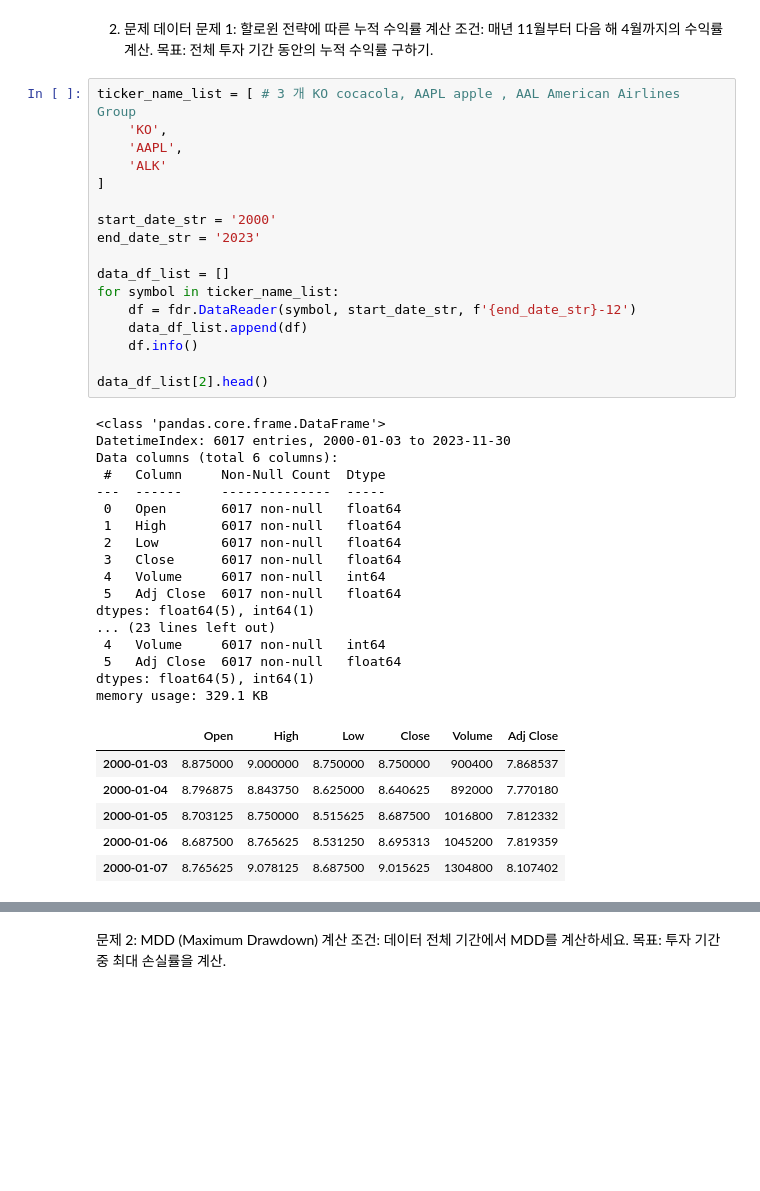
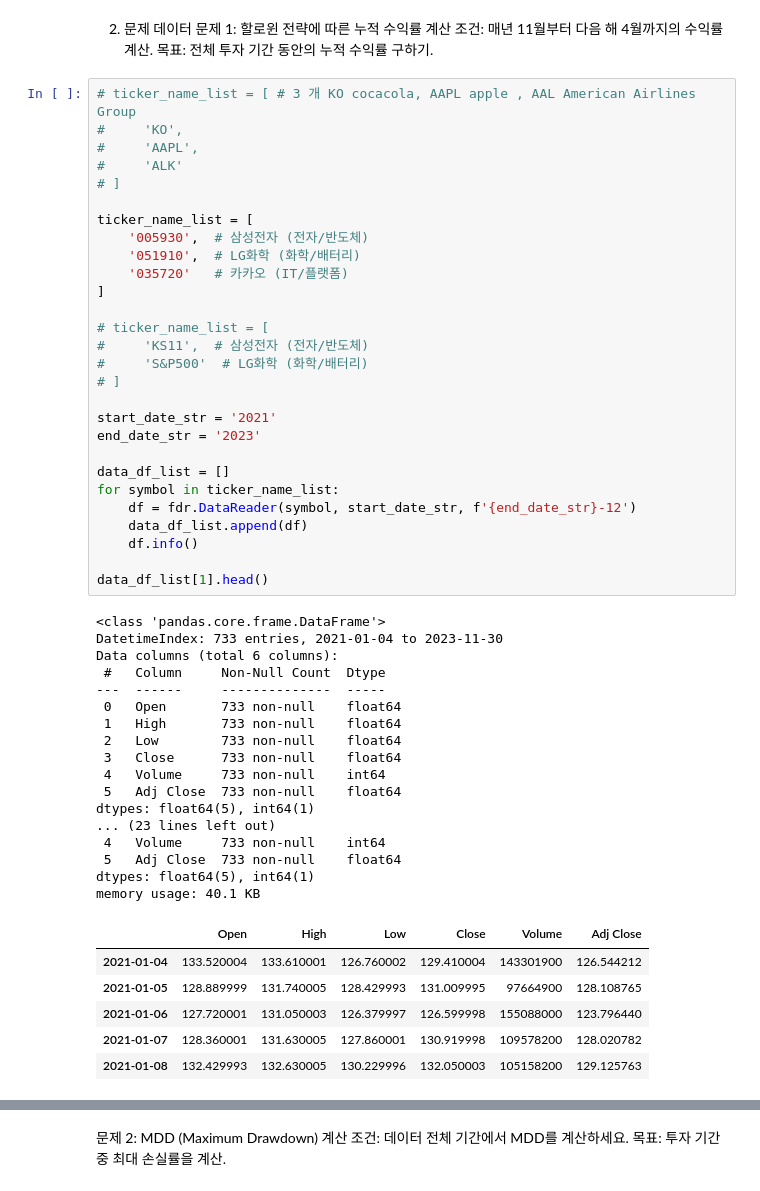
Before and after one commit to Huey-fitpet/study_pandas, a Jupyter notebook: quests/strategy_mdd_halloweens.ipynb, the cells around one changed output, grey strips where cells are left out. Drawn from its saved outputs; the diff is of its cells as text; blank space fills up the shorter version.

```diff
--- a/quests/strategy_mdd_halloweens.ipynb
+++ b/quests/strategy_mdd_halloweens.ipynb
@@ -16,46 +16,57 @@ import FinanceDataReader as fdr
 조건: 매년 11월부터 다음 해 4월까지의 수익률 계산.
 목표: 전체 투자 기간 동안의 누적 수익률 구하기.
 # %%
-ticker_name_list = [ # 3 개 KO cocacola, AAPL apple , AAL American Airlines Group
-    'KO',
-    'AAPL',
-    'ALK'
+# ticker_name_list = [ # 3 개 KO cocacola, AAPL apple , AAL American Airlines Group
+#     'KO',
+#     'AAPL',
+#     'ALK'
+# ]
+
+ticker_name_list = [
+    '005930',  # 삼성전자 (전자/반도체)
+    '051910',  # LG화학 (화학/배터리)
+    '035720'   # 카카오 (IT/플랫폼)
 ]
 
-start_date_str = '2000'
+# ticker_name_list = [
+#     'KS11',  # 삼성전자 (전자/반도체)
+#     'S&P500'  # LG화학 (화학/배터리)
+# ]
+
+start_date_str = '2021'
 end_date_str = '2023'
 
 data_df_list = []
 for symbol in ticker_name_list:
     df = fdr.DataReader(symbol, start_date_str, f'{end_date_str}-12')
     data_df_list.append(df)
     df.info()
 
-data_df_list[2].head()
+data_df_list[1].head()
 # %% [output]
 <class 'pandas.core.frame.DataFrame'>
-DatetimeIndex: 6017 entries, 2000-01-03 to 2023-11-30
+DatetimeIndex: 733 entries, 2021-01-04 to 2023-11-30
 Data columns (total 6 columns):
  #   Column     Non-Null Count  Dtype
 ---  ------     --------------  -----
- 0   Open       6017 non-null   float64
- 1   High       6017 non-null   float64
- 2   Low        6017 non-null   float64
- 3   Close      6017 non-null   float64
- 4   Volume     6017 non-null   int64
- 5   Adj Close  6017 non-null   float64
+ 0   Open       733 non-null    float64
+ 1   High       733 non-null    float64
+ 2   Low        733 non-null    float64
+ 3   Close      733 non-null    float64
+ 4   Volume     733 non-null    int64
+ 5   Adj Close  733 non-null    float64
 dtypes: float64(5), int64(1)
 ... (23 lines left out)
- 4   Volume     6017 non-null   int64
- 5   Adj Close  6017 non-null   float64
+ 4   Volume     733 non-null    int64
+ 5   Adj Close  733 non-null    float64
 dtypes: float64(5), int64(1)
-memory usage: 329.1 KB
+memory usage: 40.1 KB
 |  | Open | High | Low | Close | Volume | Adj Close |
-| 2000-01-03 | 8.875000 | 9.000000 | 8.750000 | 8.750000 | 900400 | 7.868537 |
-| 2000-01-04 | 8.796875 | 8.843750 | 8.625000 | 8.640625 | 892000 | 7.770180 |
-| 2000-01-05 | 8.703125 | 8.750000 | 8.515625 | 8.687500 | 1016800 | 7.812332 |
-| 2000-01-06 | 8.687500 | 8.765625 | 8.531250 | 8.695313 | 1045200 | 7.819359 |
-| 2000-01-07 | 8.765625 | 9.078125 | 8.687500 | 9.015625 | 1304800 | 8.107402 |
+| 2021-01-04 | 133.520004 | 133.610001 | 126.760002 | 129.410004 | 143301900 | 126.544212 |
+| 2021-01-05 | 128.889999 | 131.740005 | 128.429993 | 131.009995 | 97664900 | 128.108765 |
+| 2021-01-06 | 127.720001 | 131.050003 | 126.379997 | 126.599998 | 155088000 | 123.796440 |
+| 2021-01-07 | 128.360001 | 131.630005 | 127.860001 | 130.919998 | 109578200 | 128.020782 |
+| 2021-01-08 | 132.429993 | 132.630005 | 130.229996 | 132.050003 | 105158200 | 129.125763 |
 # %%
 def calc_func_hw(df : pd.DataFrame):
     cum_rate_of_return = 1
```
Also changed, not shown: parts of 11 cells of this notebook.
